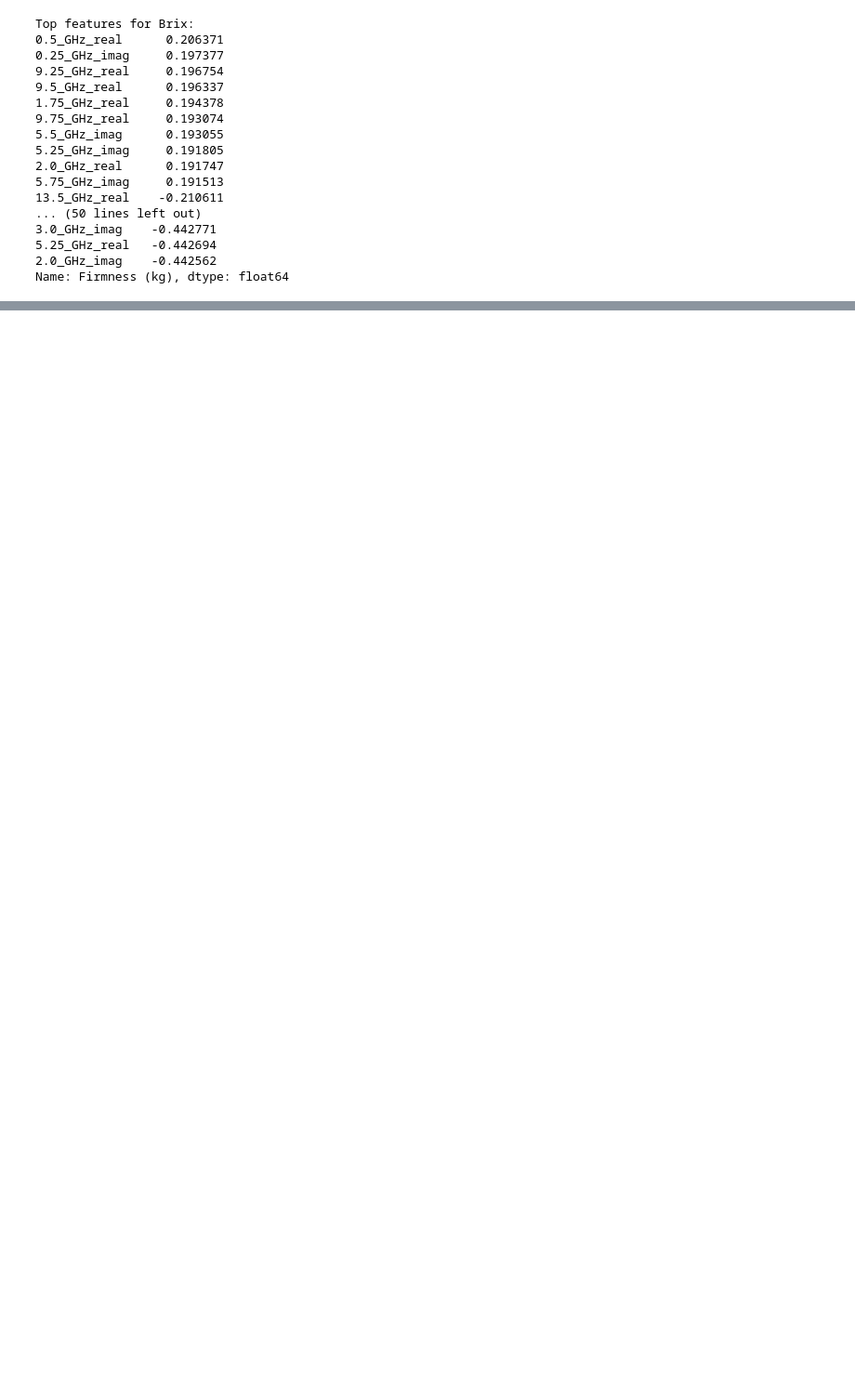
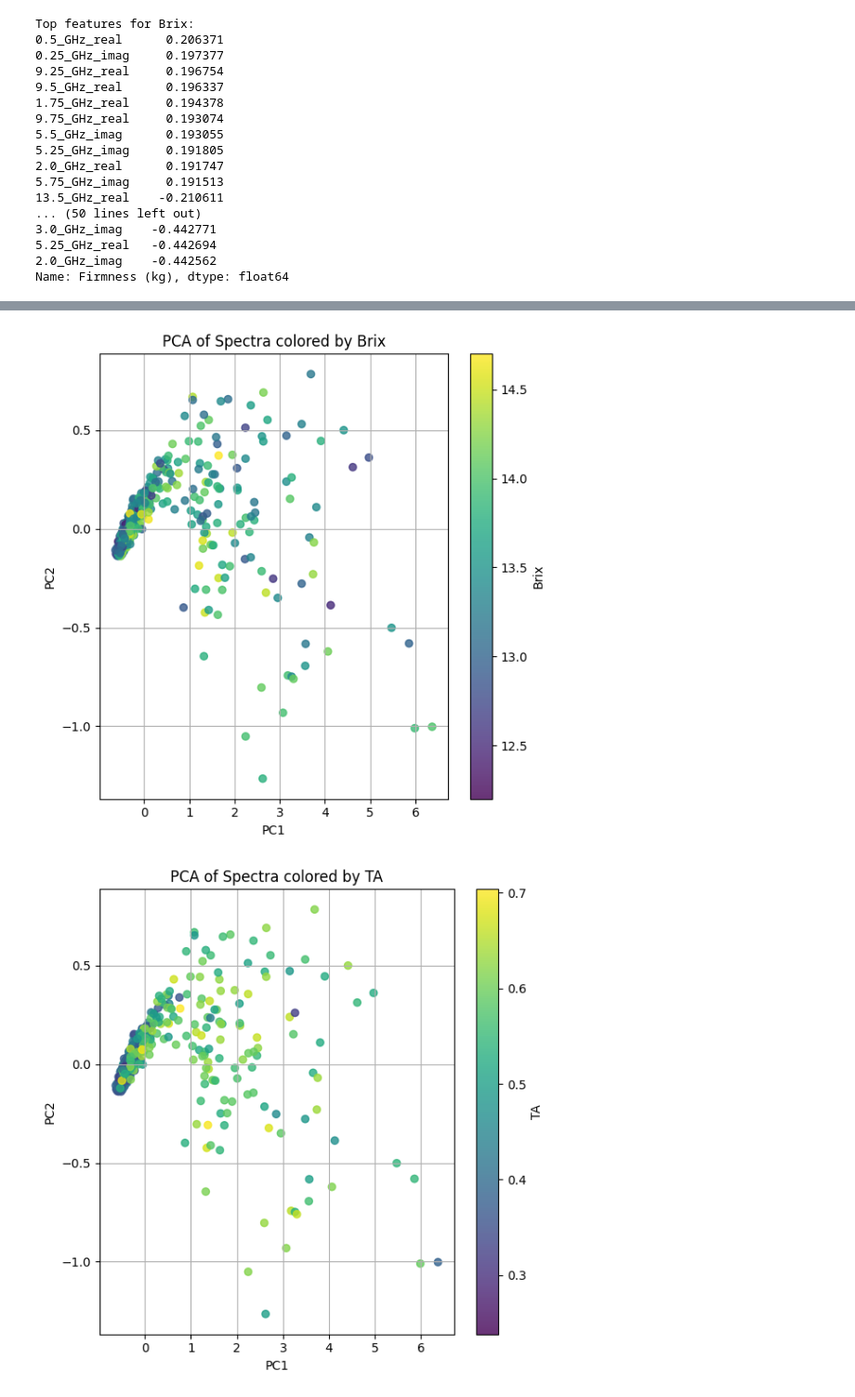
Before and after one commit to pv-98/vertigo, a Jupyter notebook: data/final_explore.ipynb, the cells around one changed output, grey strips where cells are left out. Shown at 93% size. Drawn from its saved outputs; the diff is of its cells as text; code cells hidden in the pictures; blank space fills up the shorter version.

```diff
--- a/data/final_explore.ipynb
+++ b/data/final_explore.ipynb
@@ -264,0 +226,79 @@ for tgt in targets:
+# %%
+# %% [markdown]
+# # PCA of Spectral Data Colored by Each Target
+# This notebook cell loads and cleans the data (aggregate duplicates, drop nulls, remove outliers),
+# performs PCA on the spectra, and then produces three scatter plots of PC1 vs. PC2 colored by Brix, TA, and Firmness.
+
+# %%
+import pandas as pd
+import numpy as np
+import matplotlib.pyplot as plt
+from scipy import stats
+from sklearn.decomposition import PCA
+
+# %% [markdown]
+# ## 1. Load & Aggregate Duplicates
+
+# %%
+# Adjust file path if needed
+df = pd.read_csv('Assignment_DataScientist_20250502.csv')
+
+# Identify columns
+spectral_cols = df.columns[:112]
+targets       = ['Brix', 'TA', 'Firmness (kg)']
+group_cols    = ['Experiment', 'Fruit nr']
+
+# Aggregate duplicate scans by mean
+df_agg = df.groupby(group_cols).agg(
+    { **{col: 'mean' for col in spectral_cols},
+      **{tgt: 'mean' for tgt in targets} }
+).reset_index()
+
+# %% [markdown]
+# ## 2. Drop Nulls & Remove Outliers
+
+# %%
+# Drop any rows with missing spectral values or targets
+df_clean = df_agg.dropna(subset=list(spectral_cols) + targets).copy()
+
+# Remove samples whose target values lie >3σ from the mean
+for tgt in targets:
+    z = np.abs(stats.zscore(df_clean[tgt]))
+    df_clean = df_clean[z < 3]
+
+# %% [markdown]
+# ## 3. Perform PCA
+
+# %%
+X = df_clean[spectral_cols].values
+pca = PCA(n_components=2)
+X_pca = pca.fit_transform(X)
+
+
+# Attach PCs back to the DataFrame
+df_clean['PC1'] = X_pca[:, 0]
+df_clean['PC2'] = X_pca[:, 1]
+
+# %% [markdown]
+# ## 4. Scatter Plots Colored by Each Target
+
+# %%
+for tgt in targets:
+    plt.figure(figsize=(6, 6))
+    sc = plt.scatter(
+        df_clean['PC1'], df_clean['PC2'],
+        c=df_clean[tgt],
+        cmap='viridis',
+        alpha=0.8
+    )
+    plt.title(f'PCA of Spectra colored by {tgt}')
+    plt.xlabel('PC1')
+    plt.ylabel('PC2')
+    cbar = plt.colorbar(sc)
+    cbar.set_label(tgt)
+    plt.grid(True)
+    plt.tight_layout()
+    plt.show()
+# %% [output]
+[figure, added]
+[figure, added]
```
Also changed, not shown: parts of 7 cells of this notebook.
